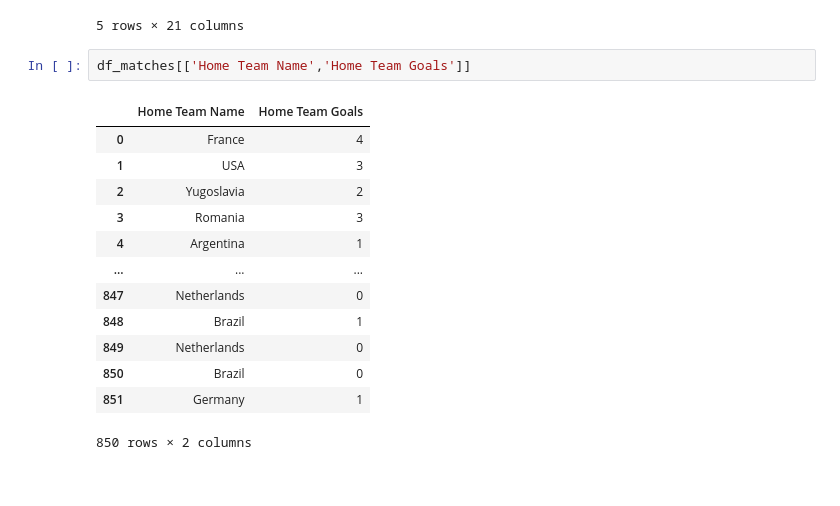
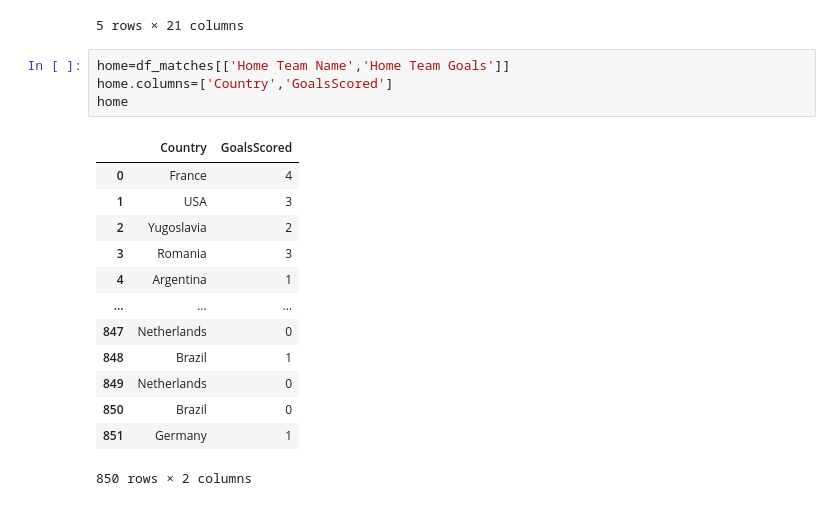
Before and after one commit to Adroit10/FIFA-World-Cup-Analysis, a Jupyter notebook: EDA.ipynb, the cells around one changed output. Cells and saved outputs as stored; diff of their text form.

```diff
--- a/EDA.ipynb
+++ b/EDA.ipynb
@@ -294,9 +294,11 @@ df_matches.head()
 | 4 | 1930 | 15-07-1930 | 16:00 | Group 1 | Parque Central | Montevideo | Argentina | 1 | ... |
 5 rows × 21 columns
 # %%
-df_matches[['Home Team Name','Home Team Goals']]
+home=df_matches[['Home Team Name','Home Team Goals']]
+home.columns=['Country','GoalsScored']
+home
 # %% [output]
-|  | Home Team Name | Home Team Goals |
+|  | Country | GoalsScored |
 | 0 | France | 4 |
 | 1 | USA | 3 |
 | 2 | Yugoslavia | 2 |
```
Also changed, not shown: parts of 14 cells of this notebook, 1 other file.
